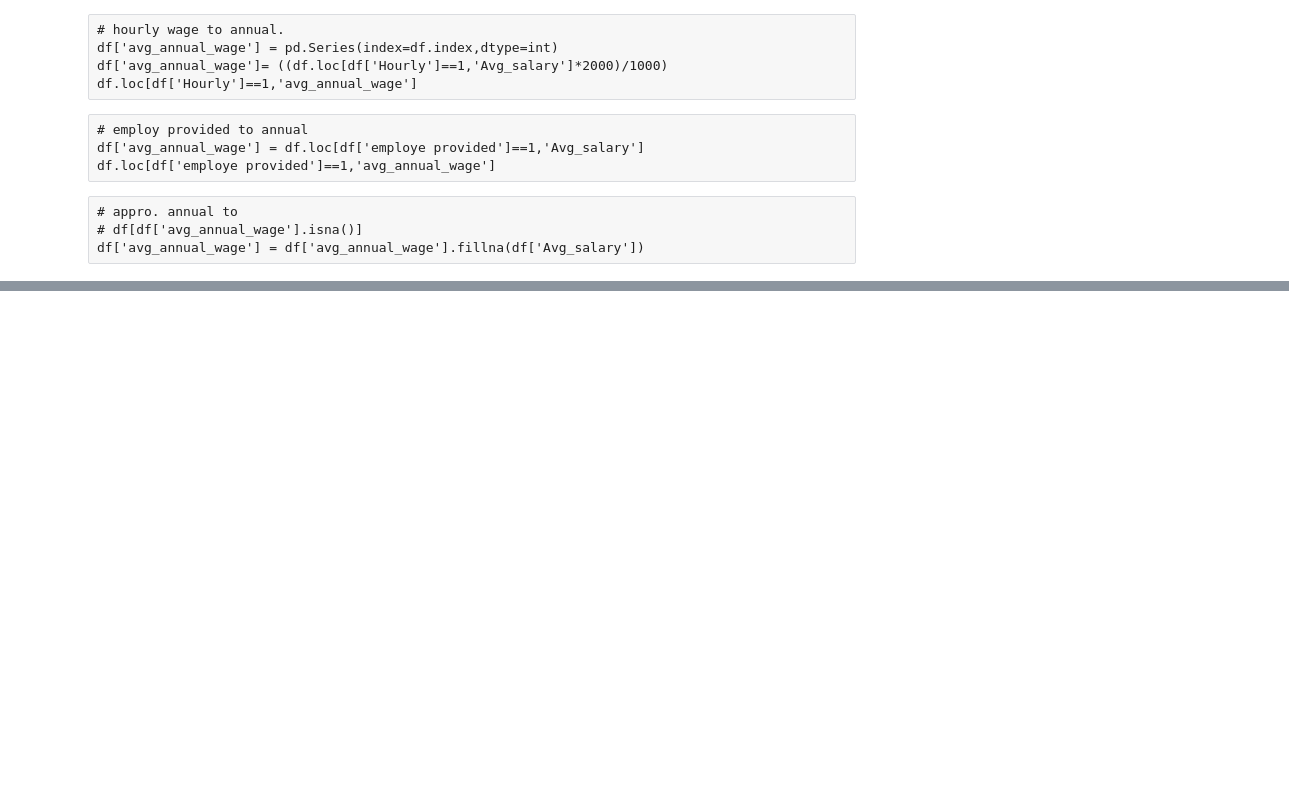
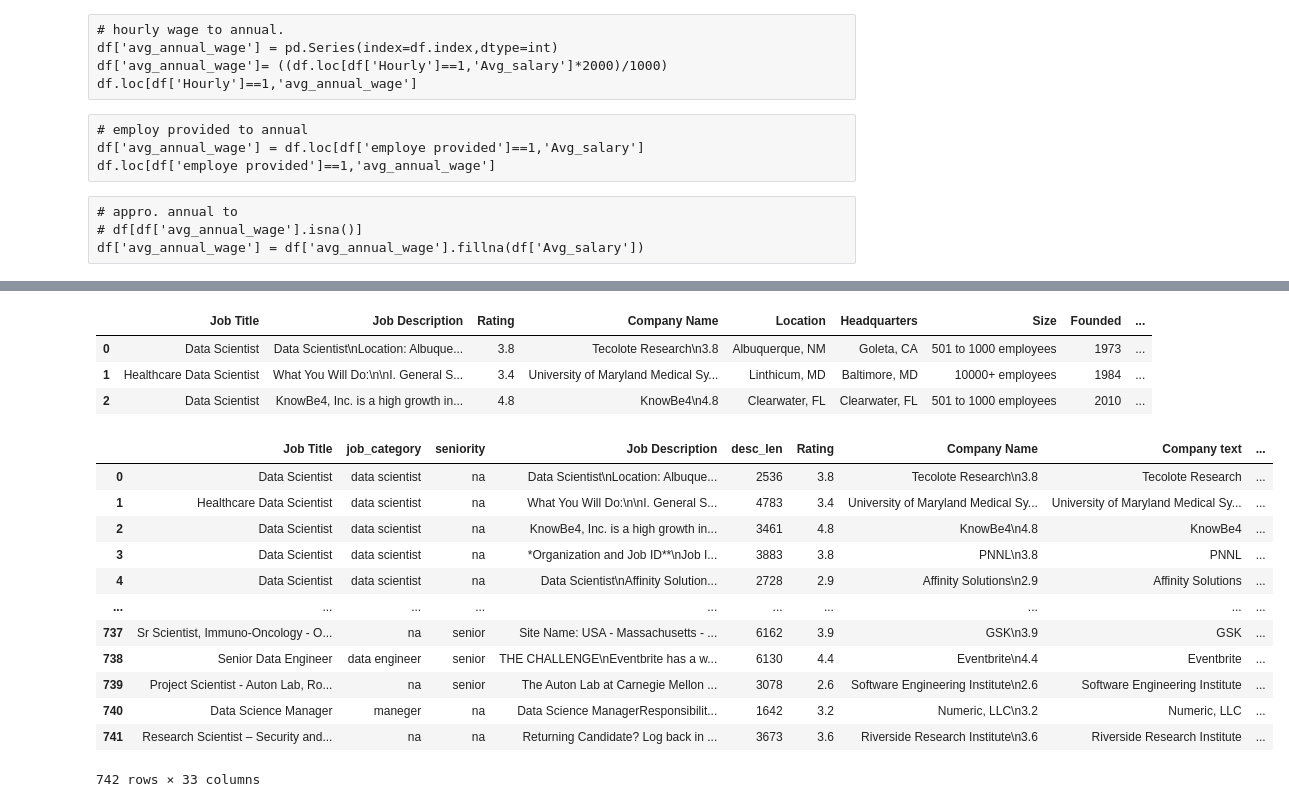
Before and after one commit to VighneshSankpal/ds_salary_proj, a Jupyter notebook: data_eda.ipynb, the cells around one changed output, grey strips where cells are left out. Saved outputs shown, nothing was run; the diff lists cells and outputs as text; code cells hidden in the pictures; blank space fills up the shorter version.

Commit message:
data clean and goint to next step

```diff
--- a/data_eda.ipynb
+++ b/data_eda.ipynb
@@ -178,0 +223,2 @@ dtype: float64
+# %%
+pd.set_option('Display.Max_columns',None)
@@ -178,0 +271,33 @@ dtype: float64
+# %%
+df.head(3)
+# %% [output]
+|  | Job Title | Job Description | Rating | Company Name | Location | Headquarters | Size | Founded | ... |
+| 0 | Data Scientist | Data Scientist\nLocation: Albuque... | 3.8 | Tecolote Research\n3.8 | Albuquerque, NM | Goleta, CA | 501 to 1000 employees | 1973 | ... |
+| 1 | Healthcare Data Scientist | What You Will Do:\n\nI. General S... | 3.4 | University of Maryland Medical Sy... | Linthicum, MD | Baltimore, MD | 10000+ employees | 1984 | ... |
+| 2 | Data Scientist | KnowBe4, Inc. is a high growth in... | 4.8 | KnowBe4\n4.8 | Clearwater, FL | Clearwater, FL | 501 to 1000 employees | 2010 | ... |
+# %%
+column_restructured = ['Job Title','job_category', 'seniority', 'Job Description','desc_len', 'Rating', 'Company Name','Company text', 'Location',
+       'Headquarters', 'Job_state','same_state', 'Size', 'Founded', 'company_age','Type of ownership', 'Industry',
+       'Sector', 'Revenue', 'Competitors','competitors_counts', 'Hourly', 'employe provided',
+         'skill_python', 'skill_r studio',
+       'skill_excel', 'skill_machine learning', 'skill_analysis',
+       'skill_spark', 'skill_aws','Min_salary', 'Max_salary', 'Avg_salary',
+       ]
+# %%
+df = df[column_restructured]
+# %%
+df
+# %% [output]
+|  | Job Title | job_category | seniority | Job Description | desc_len | Rating | Company Name | Company text | ... |
+| 0 | Data Scientist | data scientist | na | Data Scientist\nLocation: Albuque... | 2536 | 3.8 | Tecolote Research\n3.8 | Tecolote Research | ... |
+| 1 | Healthcare Data Scientist | data scientist | na | What You Will Do:\n\nI. General S... | 4783 | 3.4 | University of Maryland Medical Sy... | University of Maryland Medical Sy... | ... |
+| 2 | Data Scientist | data scientist | na | KnowBe4, Inc. is a high growth in... | 3461 | 4.8 | KnowBe4\n4.8 | KnowBe4 | ... |
+| 3 | Data Scientist | data scientist | na | *Organization and Job ID**\nJob I... | 3883 | 3.8 | PNNL\n3.8 | PNNL | ... |
+| 4 | Data Scientist | data scientist | na | Data Scientist\nAffinity Solution... | 2728 | 2.9 | Affinity Solutions\n2.9 | Affinity Solutions | ... |
+| ... | ... | ... | ... | ... | ... | ... | ... | ... | ... |
+| 737 | Sr Scientist, Immuno-Oncology - O... | na | senior | Site Name: USA - Massachusetts - ... | 6162 | 3.9 | GSK\n3.9 | GSK | ... |
+| 738 | Senior Data Engineer | data engineer | senior | THE CHALLENGE\nEventbrite has a w... | 6130 | 4.4 | Eventbrite\n4.4 | Eventbrite | ... |
+| 739 | Project Scientist - Auton Lab, Ro... | na | senior | The Auton Lab at Carnegie Mellon ... | 3078 | 2.6 | Software Engineering Institute\n2.6 | Software Engineering Institute | ... |
+| 740 | Data Science Manager | maneger | na | Data Science ManagerResponsibilit... | 1642 | 3.2 | Numeric, LLC\n3.2 | Numeric, LLC | ... |
+| 741 | Research Scientist – Security and... | na | na | Returning Candidate? Log back in ... | 3673 | 3.6 | Riverside Research Institute\n3.6 | Riverside Research Institute | ... |
+742 rows × 33 columns
```
Also changed, not shown: parts of 11 cells of this notebook, 3 other files.
